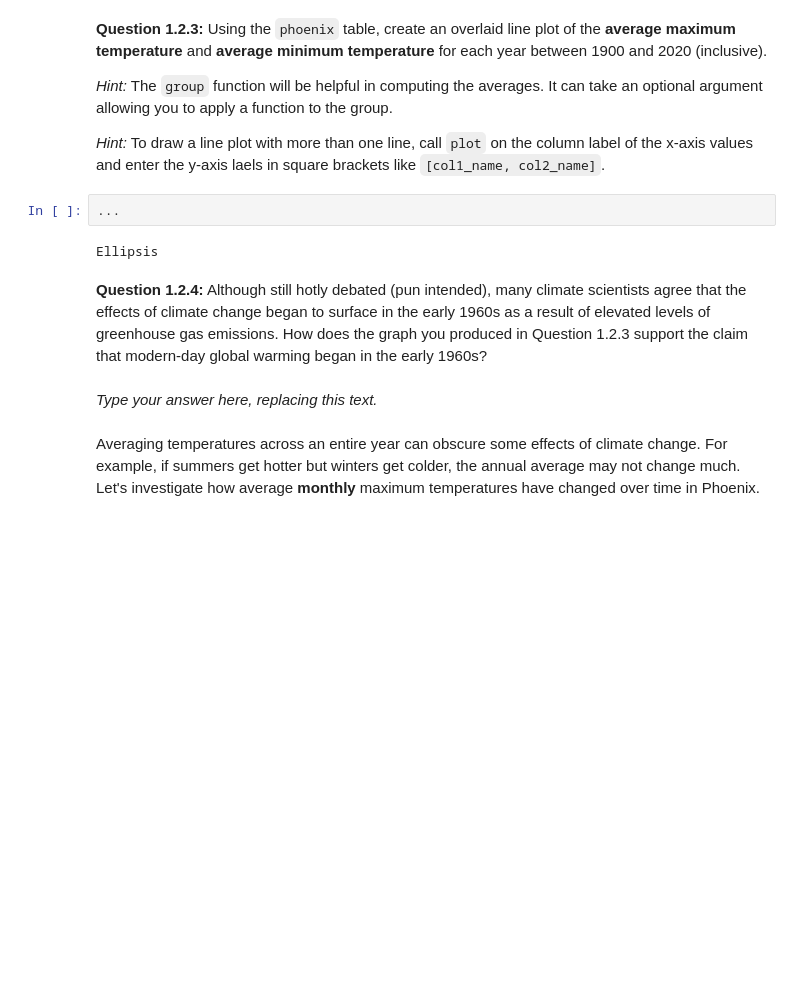
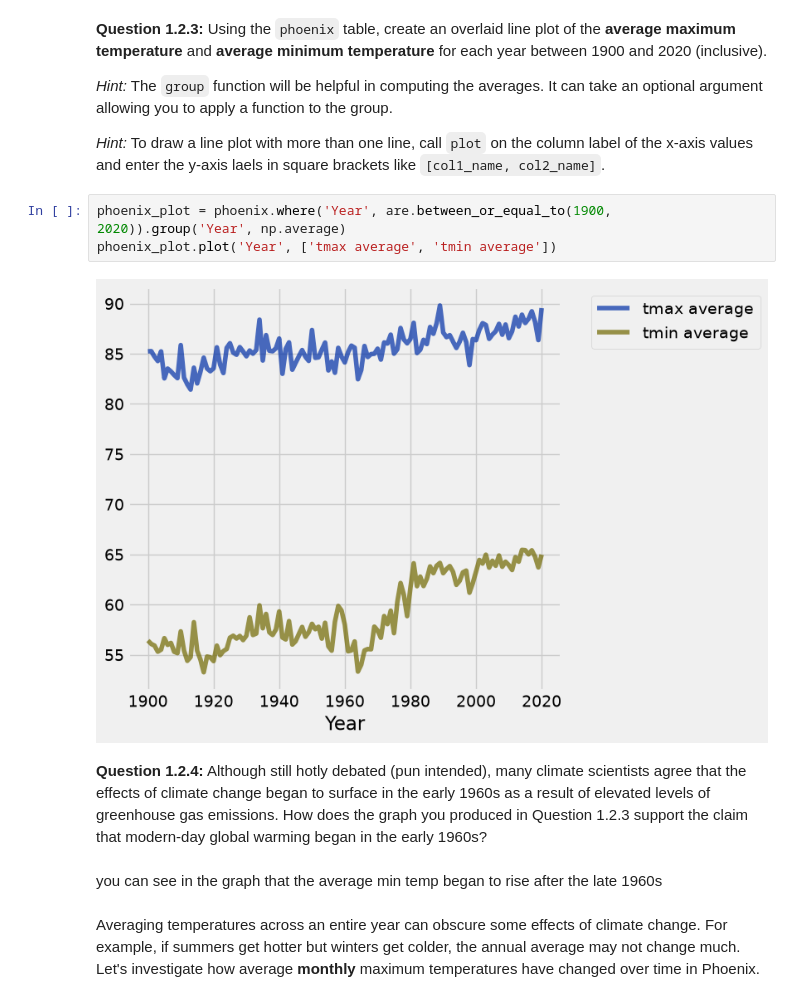
Before and after one commit to Ilawrenc08/Intro-to-Data-Analytics, a Jupyter notebook: Project 2/project2.ipynb, the cells around one changed output. Cells and saved outputs as stored; diff of their text form; blank space fills up the shorter version.

```diff
--- a/Project 2/project2.ipynb
+++ b/Project 2/project2.ipynb
@@ -294,9 +278,10 @@ q1_2_2 results:
 
 *Hint:* To draw a line plot with more than one line, call `plot` on the column label of the x-axis values and enter the y-axis laels in square brackets like `[col1_name, col2_name]`.
 # %%
-...
+phoenix_plot = phoenix.where('Year', are.between_or_equal_to(1900, 2020)).group('Year', np.average)
+phoenix_plot.plot('Year', ['tmax average', 'tmin average'])
 # %% [output]
-Ellipsis
+[figure, added]
 # %% [markdown]
 <!-- END QUESTION -->
 
@@ -304,7 +289,7 @@ Ellipsis
 
 **Question 1.2.4:** Although still hotly debated (pun intended), many climate scientists agree that the effects of climate change began to surface in the early 1960s as a result of elevated levels of greenhouse gas emissions. How does the graph you produced in Question 1.2.3 support the claim that modern-day global warming began in the early 1960s?
 # %% [markdown]
-_Type your answer here, replacing this text._
+you can see in the graph that the average min temp began to rise after the late 1960s
 # %% [markdown]
 <!-- END QUESTION -->
 
```
Also changed, not shown: parts of 3 cells of this notebook, 1 other file.
